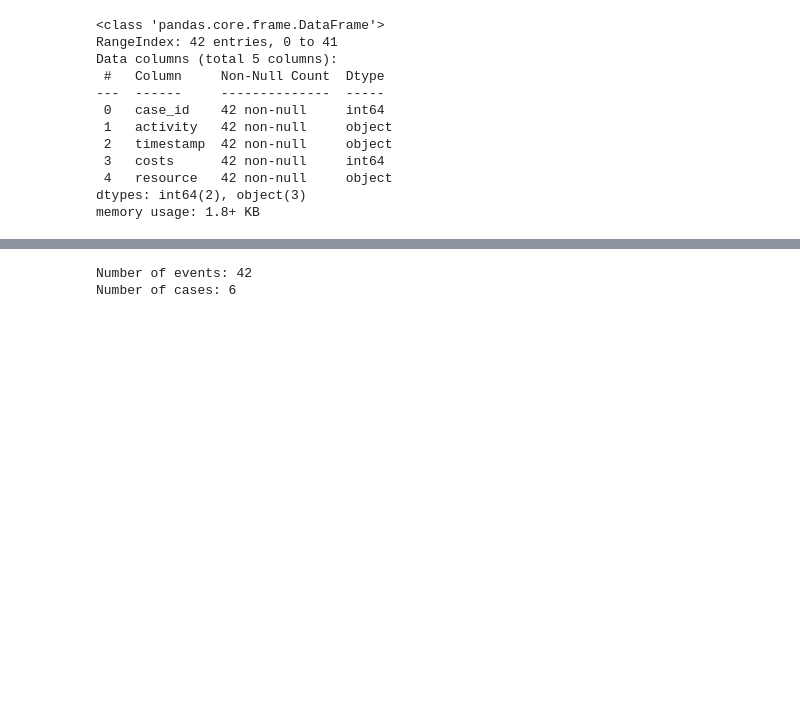
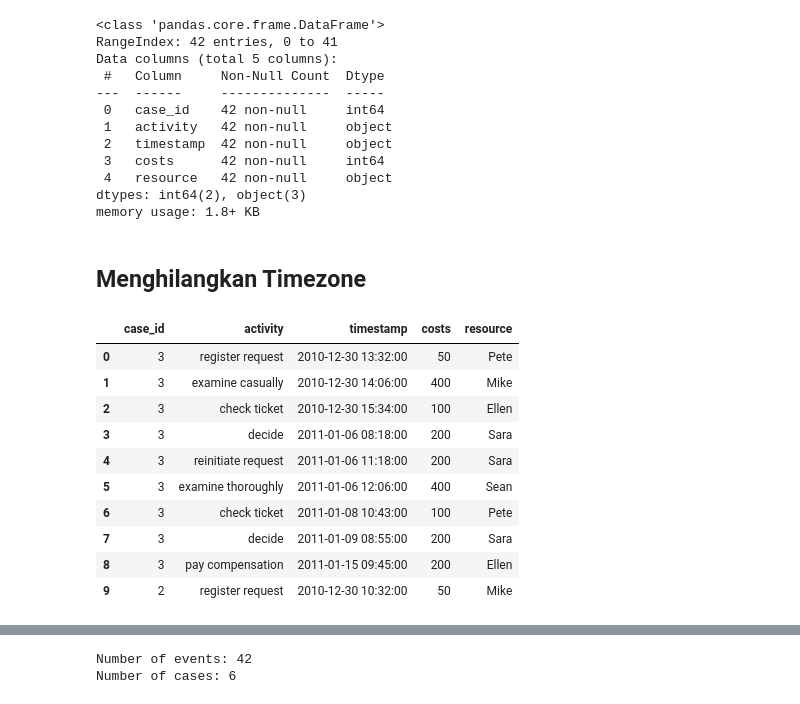
Before and after one commit to SindySA/PKL_Jayantara, a Jupyter notebook: PKL_Data Contoh_New.ipynb, the cells around one changed output, grey strips where cells are left out. Saved outputs shown, nothing was run; the diff lists cells and outputs as text; code cells hidden in the pictures; blank space fills up the shorter version.

```diff
--- a/PKL_Data Contoh_New.ipynb
+++ b/PKL_Data Contoh_New.ipynb
@@ -41,6 +43,23 @@ Data columns (total 5 columns):
  4   resource   42 non-null     object
 dtypes: int64(2), object(3)
 memory usage: 1.8+ KB
+# %% [markdown]
+## Menghilangkan Timezone
 # %%
 #Menghilangkan timezone
 data['timestamp'] = pd.to_datetime(data['timestamp']).dt.tz_convert(None)
+# %%
+# Tampilkan data file CSV, 10 data teratas
+data.head(10)
+# %% [output]
+|  | case_id | activity | timestamp | costs | resource |
+| 0 | 3 | register request | 2010-12-30 13:32:00 | 50 | Pete |
+| 1 | 3 | examine casually | 2010-12-30 14:06:00 | 400 | Mike |
+| 2 | 3 | check ticket | 2010-12-30 15:34:00 | 100 | Ellen |
+| 3 | 3 | decide | 2011-01-06 08:18:00 | 200 | Sara |
+| 4 | 3 | reinitiate request | 2011-01-06 11:18:00 | 200 | Sara |
+| 5 | 3 | examine thoroughly | 2011-01-06 12:06:00 | 400 | Sean |
+| 6 | 3 | check ticket | 2011-01-08 10:43:00 | 100 | Pete |
+| 7 | 3 | decide | 2011-01-09 08:55:00 | 200 | Sara |
+| 8 | 3 | pay compensation | 2011-01-15 09:45:00 | 200 | Ellen |
+| 9 | 2 | register request | 2010-12-30 10:32:00 | 50 | Mike |
```
Also changed, not shown: parts of 37 cells of this notebook.
